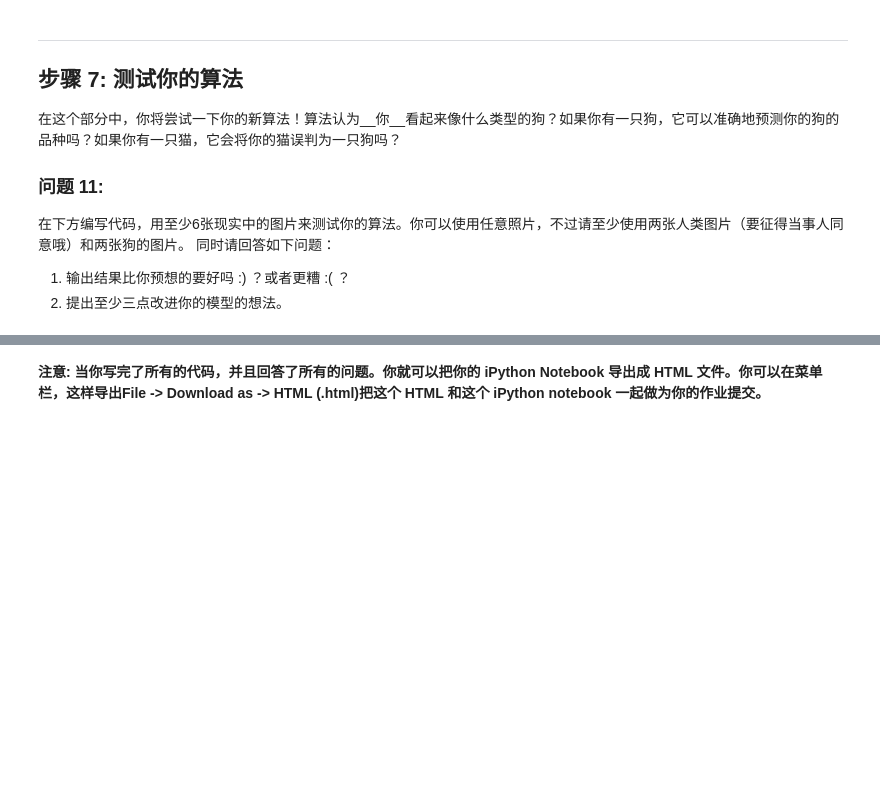
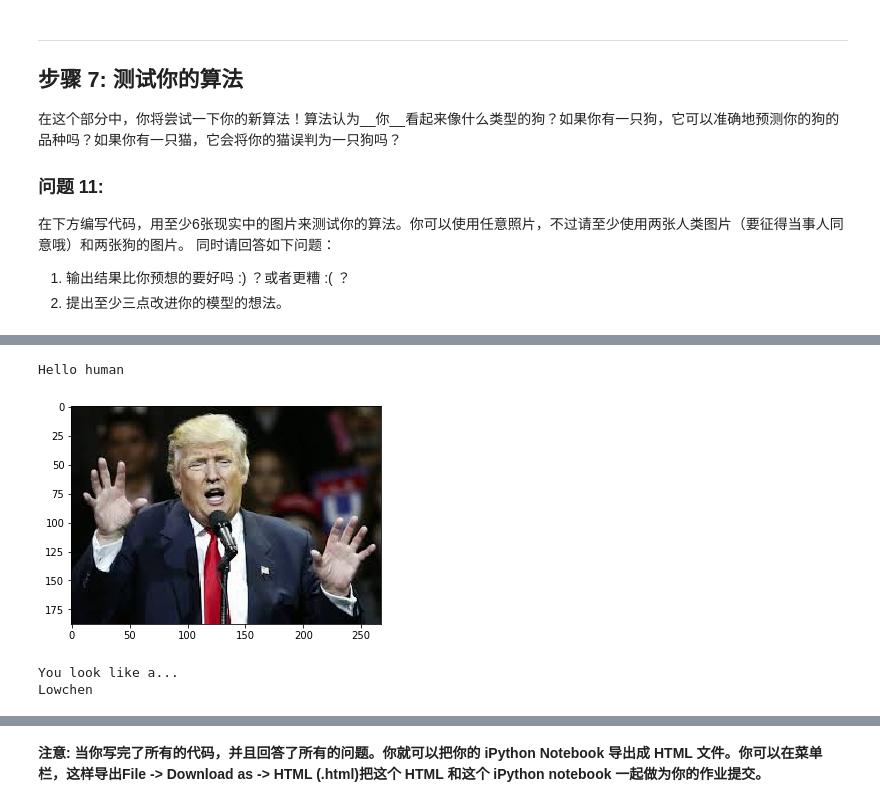
Before and after one commit to kylechenoO/dog-project, a Jupyter notebook: dog_app.ipynb, the cells around one changed output, grey strips where cells are left out. Drawn from its saved outputs; the diff is of its cells as text; code cells hidden in the pictures; blank space fills up the shorter version.

```diff
--- a/dog_app.ipynb
+++ b/dog_app.ipynb
@@ -664,7 +672,7 @@ Non-trainable params: 0
 _________________________________________________________________
 # %%
 ### TODO: 编译模型
-VGG19_model.compile(loss='categorical_crossentropy', optimizer='rmsprop', metrics=['accuracy'])
+Xception_model.compile(loss='categorical_crossentropy', optimizer='rmsprop', metrics=['accuracy'])
 # %% [markdown]
 ---
 
@@ -806,0 +869,7 @@ Test accuracy: 40.7895%
+# %%
+get_result(fp_list[1])
+# %% [output]
+Hello human
+[figure, added]
+You look like a...
+Lowchen
```
Also changed, not shown: parts of 27 cells of this notebook, 13 other files.
